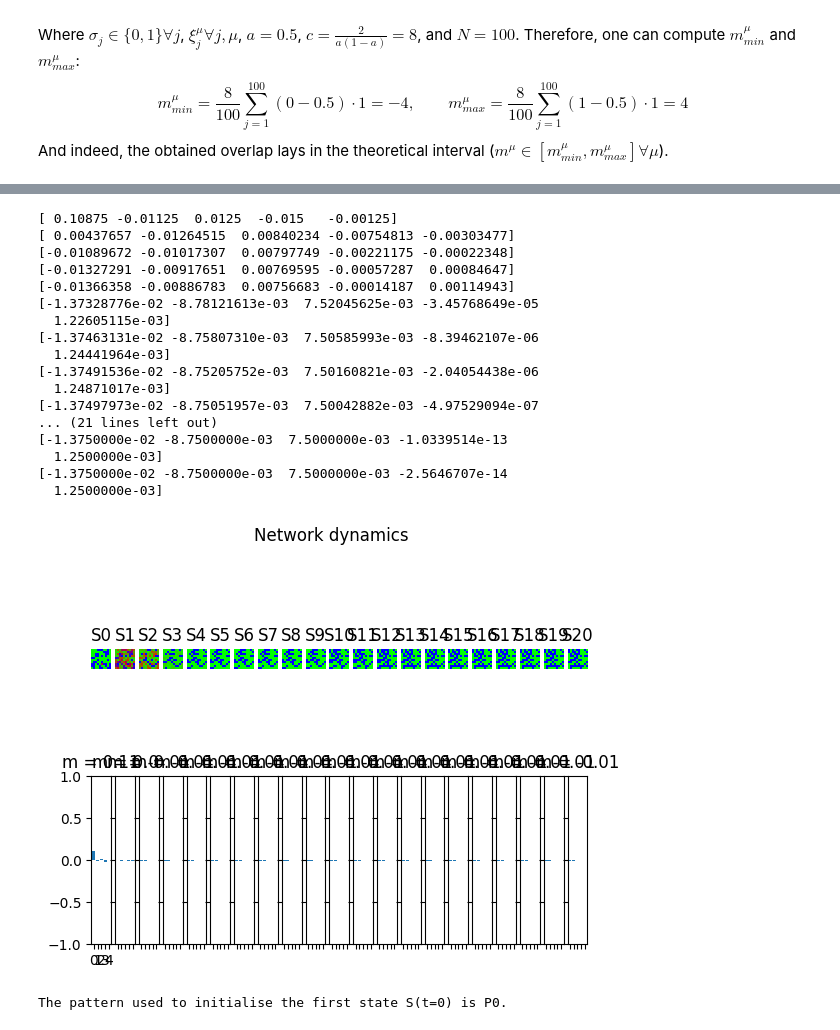
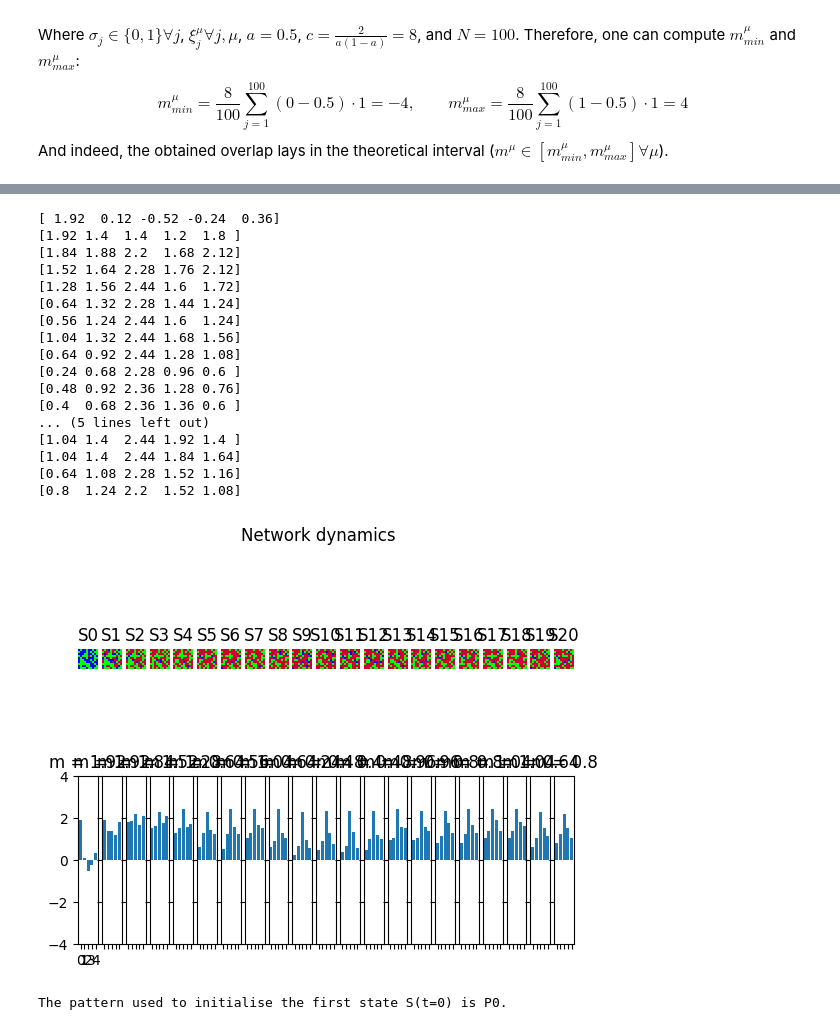
Before and after one commit to siyounglee00/Mini-project-NX, a Jupyter notebook: Miniproject_dynex.ipynb, the cells around one changed output, grey strips where cells are left out. Saved outputs shown, nothing was run; the diff lists cells and outputs as text; code cells hidden in the pictures.

```diff
--- a/Miniproject_dynex.ipynb
+++ b/Miniproject_dynex.ipynb
@@ -544,14 +544,14 @@ nr_flips_f = int(c_f*N)
 # noisy_init_state, states, states_as_patterns = flip_and_iterate(hopfield_net, factory, pattern_list, nr_flips, T)
 #def custom_flip_and_iterate_low(factory, beta, teta, a, N, nr_of_flips, nr_steps, pattern_list, init_pattern=0, only_last_state=False, function_name="phi_opti", weights=None):
 
-noisy_init_pattern_low, states_low, states_as_patterns_low = custom_flip_and_iterate_low(factory_low, beta, teta, a, N, nr_flips, T, pattern_list_low)
+noisy_init_pattern_low, states_low, states_as_patterns_low = custom_flip_and_iterate_low(shape, beta, teta, a, N, nr_flips, T, pattern_list_low)
 
 # Plot the hamming distances
 hamming_distances = compute_hamming_distances(states_as_patterns_low, pattern_list_low, M, T, N)
 plot_hamming_distances(hamming_distances, M, T)
 
 plot_state_sequence_and_overlap_low(states_as_patterns_low, pattern_list_low, a,reference_idx=0, suptitle="Network dynamics")
-noisy_init_pattern_low, states_low, states_as_patterns_low = custom_flip_and_iterate_low(factory_low, beta, teta, a, N, nr_flips, T_f, pattern_list_low)
+noisy_init_pattern_low, states_low, states_as_patterns_low = custom_flip_and_iterate_low(shape, beta, teta, a, N, nr_flips, T_f, pattern_list_low)
 hamming_distances_low = compute_hamming_distances(states_as_patterns_low, pattern_list_low, M, T_f, N)
 retrieved_patterns_low = study_retrieval(hamming_distances_low, M, c_f, init_id=0)
 # %% [output]
@@ -559,19 +559,19 @@ retrieved_patterns_low = study_retrieval(hamming_distances_low, M, c_f, init_id=
-[ 0.10875 -0.01125  0.0125  -0.015   -0.00125]
-[ 0.00437657 -0.01264515  0.00840234 -0.00754813 -0.00303477]
-[-0.01089672 -0.01017307  0.00797749 -0.00221175 -0.00022348]
-[-0.01327291 -0.00917651  0.00769595 -0.00057287  0.00084647]
-[-0.01366358 -0.00886783  0.00756683 -0.00014187  0.00114943]
-[-1.37328776e-02 -8.78121613e-03  7.52045625e-03 -3.45768649e-05
-  1.22605115e-03]
-[-1.37463131e-02 -8.75807310e-03  7.50585993e-03 -8.39462107e-06
-  1.24441964e-03]
-[-1.37491536e-02 -8.75205752e-03  7.50160821e-03 -2.04054438e-06
-  1.24871017e-03]
-[-1.37497973e-02 -8.75051957e-03  7.50042882e-03 -4.97529094e-07
-... (21 lines left out)
-[-1.3750000e-02 -8.7500000e-03  7.5000000e-03 -1.0339514e-13
-  1.2500000e-03]
-[-1.3750000e-02 -8.7500000e-03  7.5000000e-03 -2.5646707e-14
-  1.2500000e-03]
+[ 1.92  0.12 -0.52 -0.24  0.36]
+[1.92 1.4  1.4  1.2  1.8 ]
+[1.84 1.88 2.2  1.68 2.12]
+[1.52 1.64 2.28 1.76 2.12]
+[1.28 1.56 2.44 1.6  1.72]
+[0.64 1.32 2.28 1.44 1.24]
+[0.56 1.24 2.44 1.6  1.24]
+[1.04 1.32 2.44 1.68 1.56]
+[0.64 0.92 2.44 1.28 1.08]
+[0.24 0.68 2.28 0.96 0.6 ]
+[0.48 0.92 2.36 1.28 0.76]
+[0.4  0.68 2.36 1.36 0.6 ]
+... (5 lines left out)
+[1.04 1.4  2.44 1.92 1.4 ]
+[1.04 1.4  2.44 1.84 1.64]
+[0.64 1.08 2.28 1.52 1.16]
+[0.8  1.24 2.2  1.52 1.08]
-[figure, old version]
+[figure, new version]
 The pattern used to initialise the first state S(t=0) is P0.
```
Also changed, not shown: parts of 3 cells of this notebook, 1 other file.
